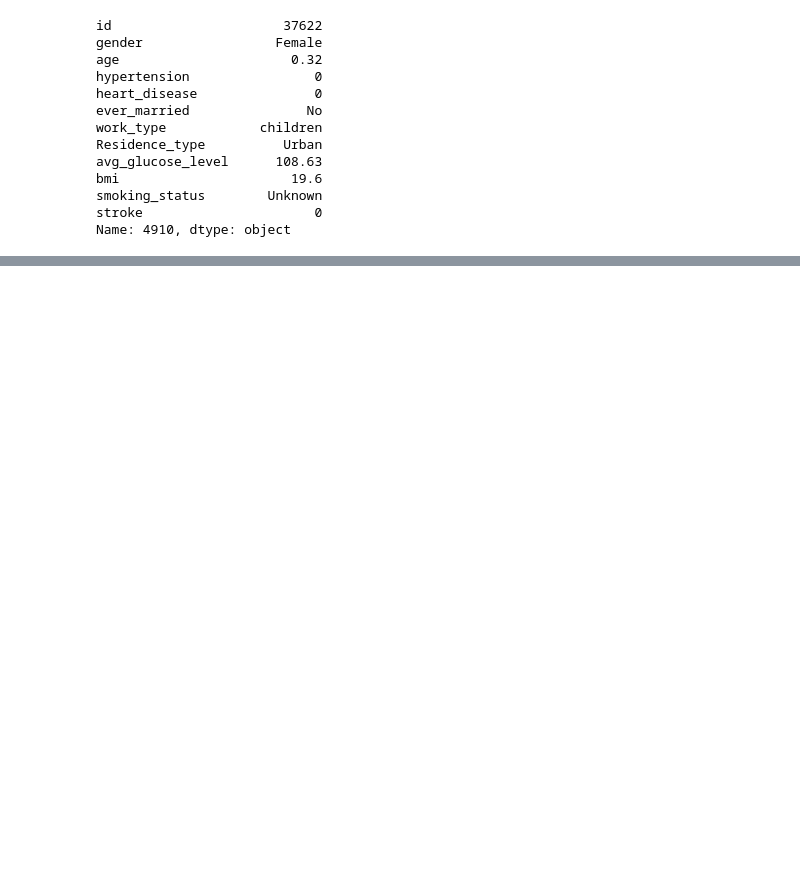
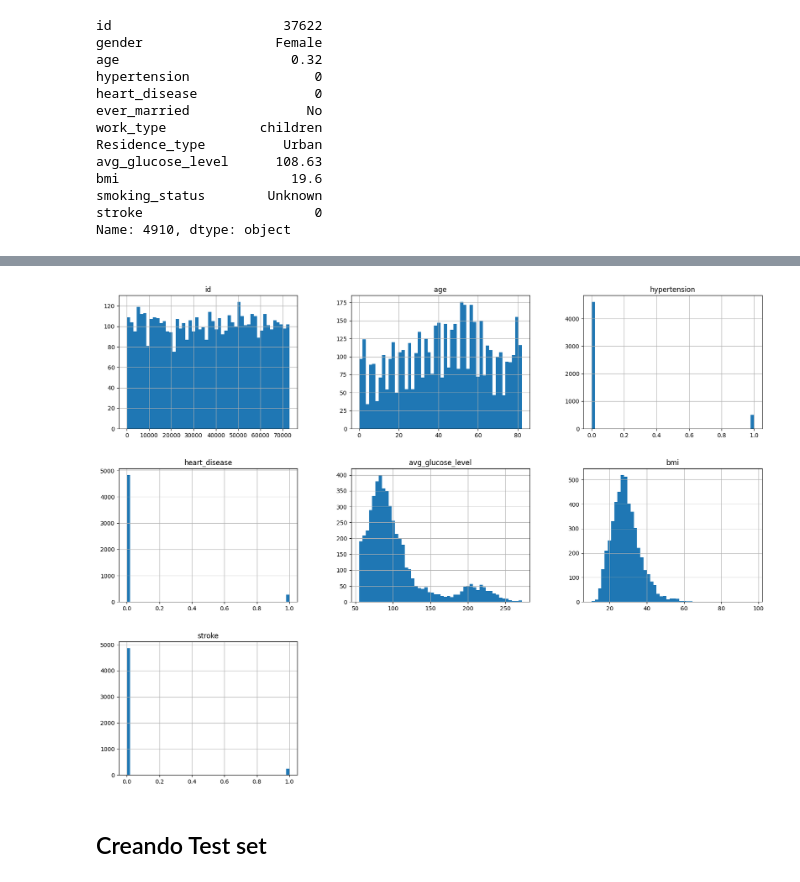
Before and after one commit to Diego532/machine_learnig_electiva, a Jupyter notebook: WHO-stroke-prevention-program/who.ipynb, the cells around one changed output, grey strips where cells are left out. Cells and saved outputs as stored; diff of their text form; code cells hidden in the pictures; blank space fills up the shorter version.

Commit message:
Training, test set split

```diff
--- a/WHO-stroke-prevention-program/who.ipynb
+++ b/WHO-stroke-prevention-program/who.ipynb
@@ -103,4 +121,4 @@ Name: 4910, dtype: object
 # %%
 #query : df[(df['age'] > 100) | (df['age'] < 1)]['age'] * 100
-df[(df['age'] > 100) | (df['age'] < 1)]['age'] = df[(df['age'] > 100) | (df['age'] < 1)]['age'] * 100
+df[(df['age'] > 100) | (df['age'] < 1)]['age'] * 100
 # %% [output]
@@ -127,0 +170,7 @@ Name: 4910, dtype: object
+# %%
+df.hist(bins=50, figsize=(20,15))
+ptl.show()
+# %% [output]
+[figure, added]
+# %% [markdown]
+## Creando Test set
```
Also changed, not shown: parts of 9 cells of this notebook.
